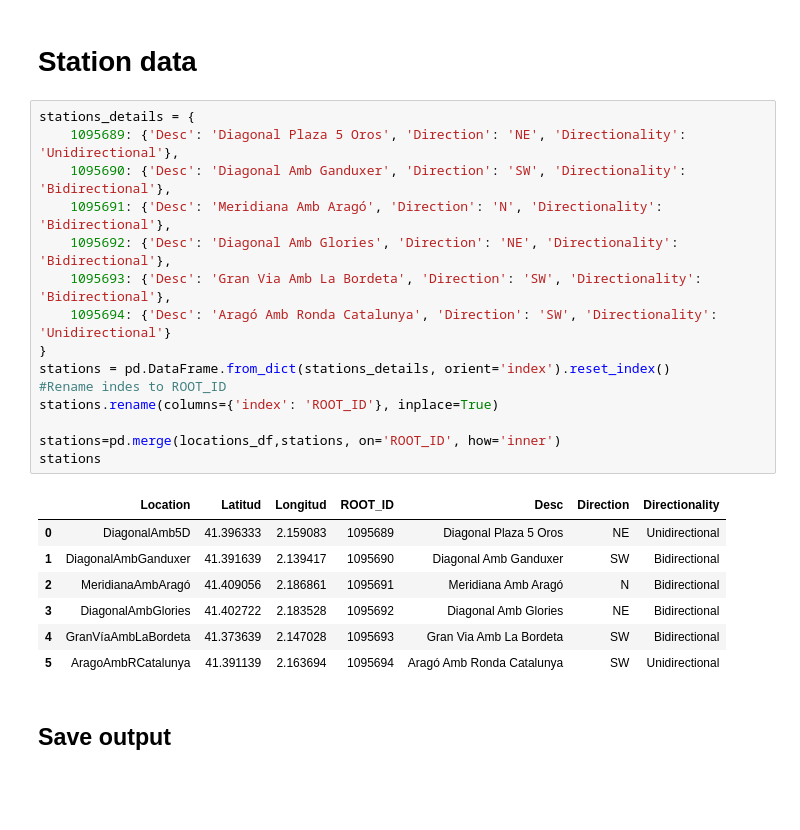
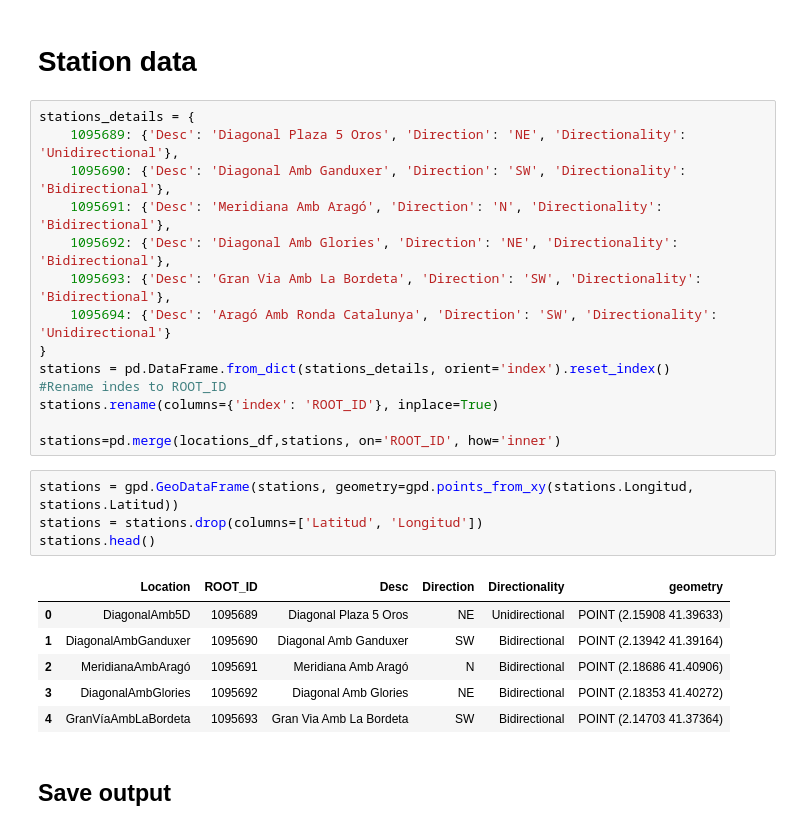
Before and after one commit to cyclingMoritz/250MUM006, a Jupyter notebook: notebooks/001-luca-explore-bacc.ipynb, the cells around one changed output. Drawn from its saved outputs; the diff is of its cells as text; blank space fills up the shorter version.

Commit message:
Stations to geoparquet

```diff
--- a/notebooks/001-luca-explore-bacc.ipynb
+++ b/notebooks/001-luca-explore-bacc.ipynb
@@ -212,15 +212,17 @@ stations = pd.DataFrame.from_dict(stations_details, orient='index').reset_index(
 stations.rename(columns={'index': 'ROOT_ID'}, inplace=True)
 
 stations=pd.merge(locations_df,stations, on='ROOT_ID', how='inner')
-stations
-# %% [output]
-|  | Location | Latitud | Longitud | ROOT_ID | Desc | Direction | Directionality |
-| 0 | DiagonalAmb5D | 41.396333 | 2.159083 | 1095689 | Diagonal Plaza 5 Oros | NE | Unidirectional |
-| 1 | DiagonalAmbGanduxer | 41.391639 | 2.139417 | 1095690 | Diagonal Amb Ganduxer | SW | Bidirectional |
-| 2 | MeridianaAmbAragó | 41.409056 | 2.186861 | 1095691 | Meridiana Amb Aragó | N | Bidirectional |
-| 3 | DiagonalAmbGlories | 41.402722 | 2.183528 | 1095692 | Diagonal Amb Glories | NE | Bidirectional |
-| 4 | GranVíaAmbLaBordeta | 41.373639 | 2.147028 | 1095693 | Gran Via Amb La Bordeta | SW | Bidirectional |
-| 5 | AragoAmbRCatalunya | 41.391139 | 2.163694 | 1095694 | Aragó Amb Ronda Catalunya | SW | Unidirectional |
+# %%
+stations = gpd.GeoDataFrame(stations, geometry=gpd.points_from_xy(stations.Longitud, stations.Latitud))
+stations = stations.drop(columns=['Latitud', 'Longitud'])
+stations.head()
+# %% [output]
+|  | Location | ROOT_ID | Desc | Direction | Directionality | geometry |
+| 0 | DiagonalAmb5D | 1095689 | Diagonal Plaza 5 Oros | NE | Unidirectional | POINT (2.15908 41.39633) |
+| 1 | DiagonalAmbGanduxer | 1095690 | Diagonal Amb Ganduxer | SW | Bidirectional | POINT (2.13942 41.39164) |
+| 2 | MeridianaAmbAragó | 1095691 | Meridiana Amb Aragó | N | Bidirectional | POINT (2.18686 41.40906) |
+| 3 | DiagonalAmbGlories | 1095692 | Diagonal Amb Glories | NE | Bidirectional | POINT (2.18353 41.40272) |
+| 4 | GranVíaAmbLaBordeta | 1095693 | Gran Via Amb La Bordeta | SW | Bidirectional | POINT (2.14703 41.37364) |
 # %% [markdown]
 ## Save output
 # %%
```
